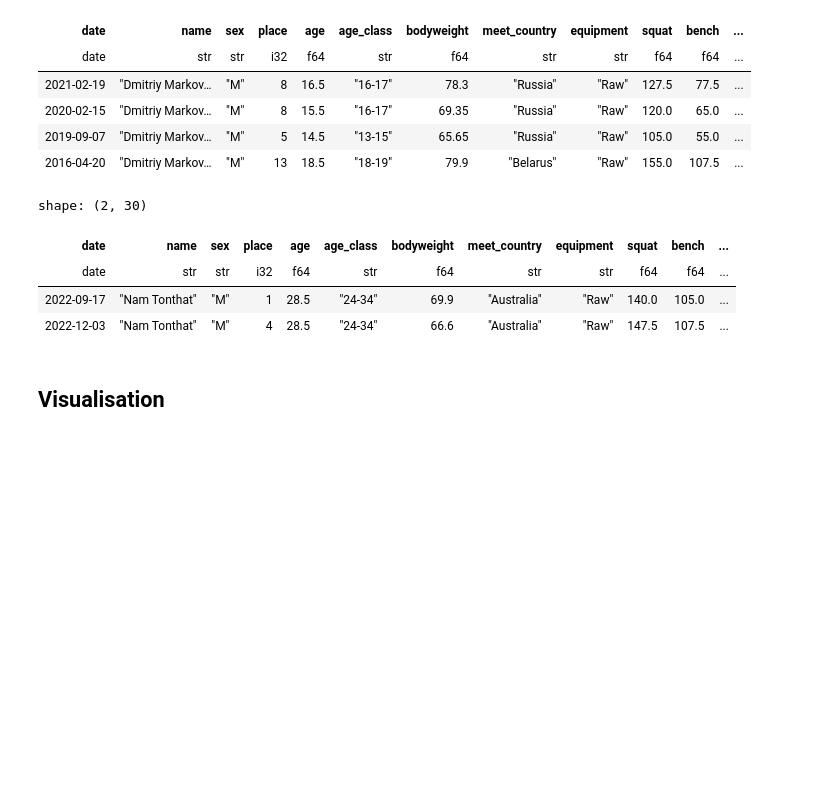
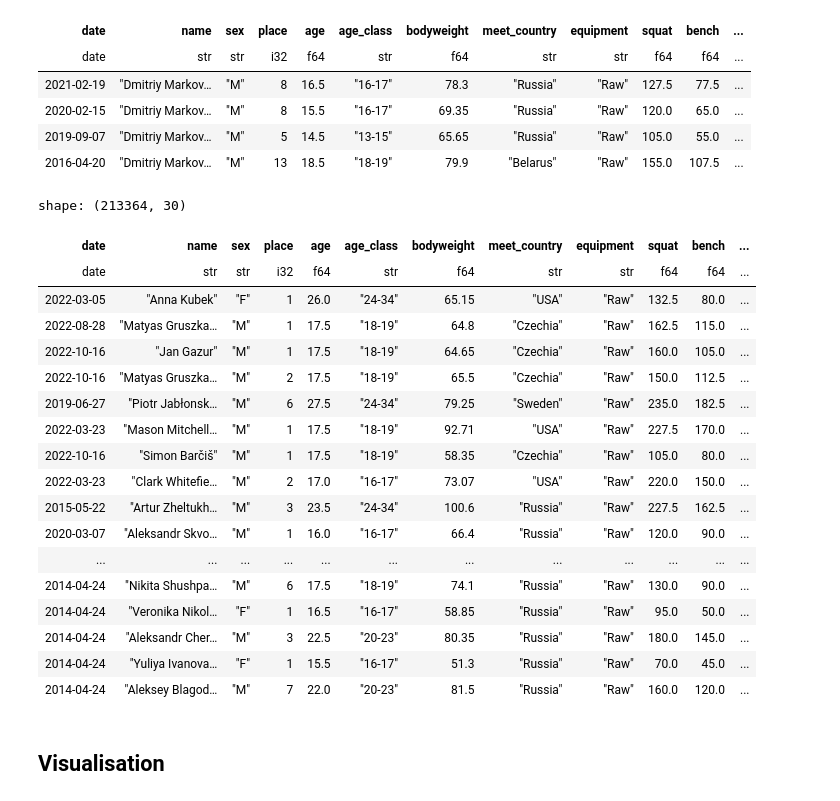
Before and after one commit to namtonthat/powerlifting-ml-progress, a Jupyter notebook: notebooks/etl.ipynb, the cells around one changed output. Drawn from its saved outputs; the diff is of its cells as text; code cells hidden in the pictures; blank space fills up the shorter version.

```diff
--- a/notebooks/etl.ipynb
+++ b/notebooks/etl.ipynb
@@ -173,7 +173,11 @@ fe_df = primary_key_df.with_columns(
     pl.when(
         pl.col('meet_name').str.contains('International|World|Commonwealth')
     ).then("international").otherwise("local")).alias('meet_type'),
+).filter(
+    pl.col('time_since_last_comp') !=  0
 )
+
+# have to filter out the time_since_last_comp since there might be data entry handling error
 
 
 fe_df = fe_df.with_columns(
@@ -193,14 +197,28 @@ shape: (4, 25)
 | 2020-02-15 | "Dmitriy Markov… | "M" | 8 | 15.5 | "16-17" | 69.35 | "Russia" | "Raw" | 120.0 | 65.0 | ... |
 | 2019-09-07 | "Dmitriy Markov… | "M" | 5 | 14.5 | "13-15" | 65.65 | "Russia" | "Raw" | 105.0 | 55.0 | ... |
 | 2016-04-20 | "Dmitriy Markov… | "M" | 13 | 18.5 | "18-19" | 79.9 | "Belarus" | "Raw" | 155.0 | 107.5 | ... |
-# %%
-fe_df.filter(pl.col('name').is_in(["Nam Tonthat"]))
-# %% [output]
-shape: (2, 30)
-| date | name | sex | place | age | age_class | bodyweight | meet_country | equipment | squat | bench | ... |
-| date | str | str | i32 | f64 | str | f64 | str | str | f64 | f64 | ... |
-| 2022-09-17 | "Nam Tonthat" | "M" | 1 | 28.5 | "24-34" | 69.9 | "Australia" | "Raw" | 140.0 | 105.0 | ... |
-| 2022-12-03 | "Nam Tonthat" | "M" | 4 | 28.5 | "24-34" | 66.6 | "Australia" | "Raw" | 147.5 | 107.5 | ... |
+# %%
+fe_df.sort(by=['bench_progress'], reverse=True).select(fe_df.columns[:30])
+# %% [output]
+shape: (213364, 30)
+| date | name | sex | place | age | age_class | bodyweight | meet_country | equipment | squat | bench | ... |
+| date | str | str | i32 | f64 | str | f64 | str | str | f64 | f64 | ... |
+| 2022-03-05 | "Anna Kubek" | "F" | 1 | 26.0 | "24-34" | 65.15 | "USA" | "Raw" | 132.5 | 80.0 | ... |
+| 2022-08-28 | "Matyas Gruszka… | "M" | 1 | 17.5 | "18-19" | 64.8 | "Czechia" | "Raw" | 162.5 | 115.0 | ... |
+| 2022-10-16 | "Jan Gazur" | "M" | 1 | 17.5 | "18-19" | 64.65 | "Czechia" | "Raw" | 160.0 | 105.0 | ... |
+| 2022-10-16 | "Matyas Gruszka… | "M" | 2 | 17.5 | "18-19" | 65.5 | "Czechia" | "Raw" | 150.0 | 112.5 | ... |
+| 2019-06-27 | "Piotr Jabłonsk… | "M" | 6 | 27.5 | "24-34" | 79.25 | "Sweden" | "Raw" | 235.0 | 182.5 | ... |
+| 2022-03-23 | "Mason Mitchell… | "M" | 1 | 17.5 | "18-19" | 92.71 | "USA" | "Raw" | 227.5 | 170.0 | ... |
+| 2022-10-16 | "Simon Barčiš" | "M" | 1 | 17.5 | "18-19" | 58.35 | "Czechia" | "Raw" | 105.0 | 80.0 | ... |
+| 2022-03-23 | "Clark Whitefie… | "M" | 2 | 17.0 | "16-17" | 73.07 | "USA" | "Raw" | 220.0 | 150.0 | ... |
+| 2015-05-22 | "Artur Zheltukh… | "M" | 3 | 23.5 | "24-34" | 100.6 | "Russia" | "Raw" | 227.5 | 162.5 | ... |
+| 2020-03-07 | "Aleksandr Skvo… | "M" | 1 | 16.0 | "16-17" | 66.4 | "Russia" | "Raw" | 120.0 | 90.0 | ... |
+| ... | ... | ... | ... | ... | ... | ... | ... | ... | ... | ... | ... |
+| 2014-04-24 | "Nikita Shushpa… | "M" | 6 | 17.5 | "18-19" | 74.1 | "Russia" | "Raw" | 130.0 | 90.0 | ... |
+| 2014-04-24 | "Veronika Nikol… | "F" | 1 | 16.5 | "16-17" | 58.85 | "Russia" | "Raw" | 95.0 | 50.0 | ... |
+| 2014-04-24 | "Aleksandr Cher… | "M" | 3 | 22.5 | "20-23" | 80.35 | "Russia" | "Raw" | 180.0 | 145.0 | ... |
+| 2014-04-24 | "Yuliya Ivanova… | "F" | 1 | 15.5 | "16-17" | 51.3 | "Russia" | "Raw" | 70.0 | 45.0 | ... |
+| 2014-04-24 | "Aleksey Blagod… | "M" | 7 | 22.0 | "20-23" | 81.5 | "Russia" | "Raw" | 160.0 | 120.0 | ... |
 # %% [markdown]
 ## Visualisation
 # %%
```
Also changed, not shown: parts of 3 cells of this notebook.
